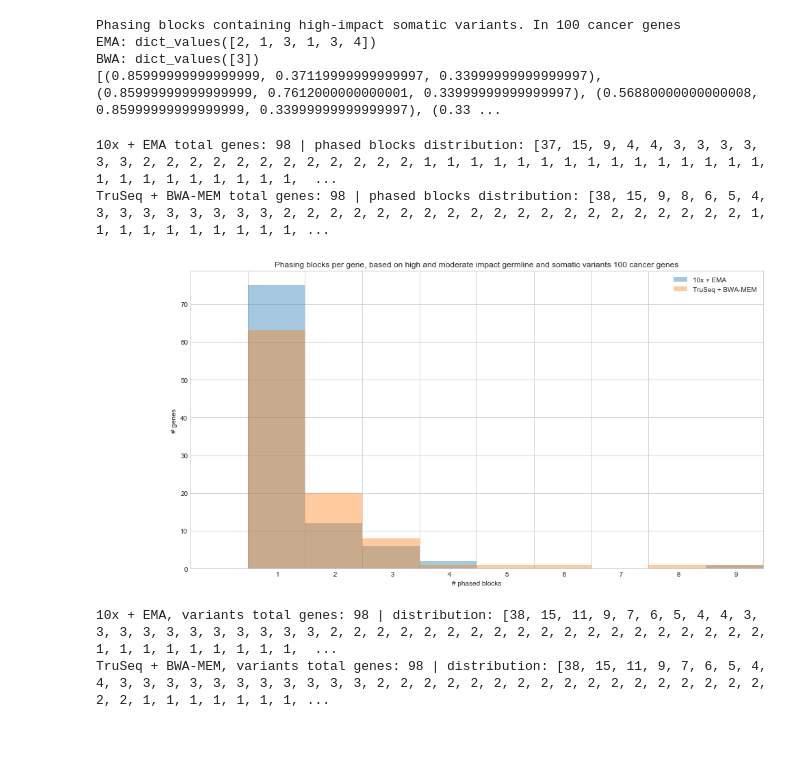
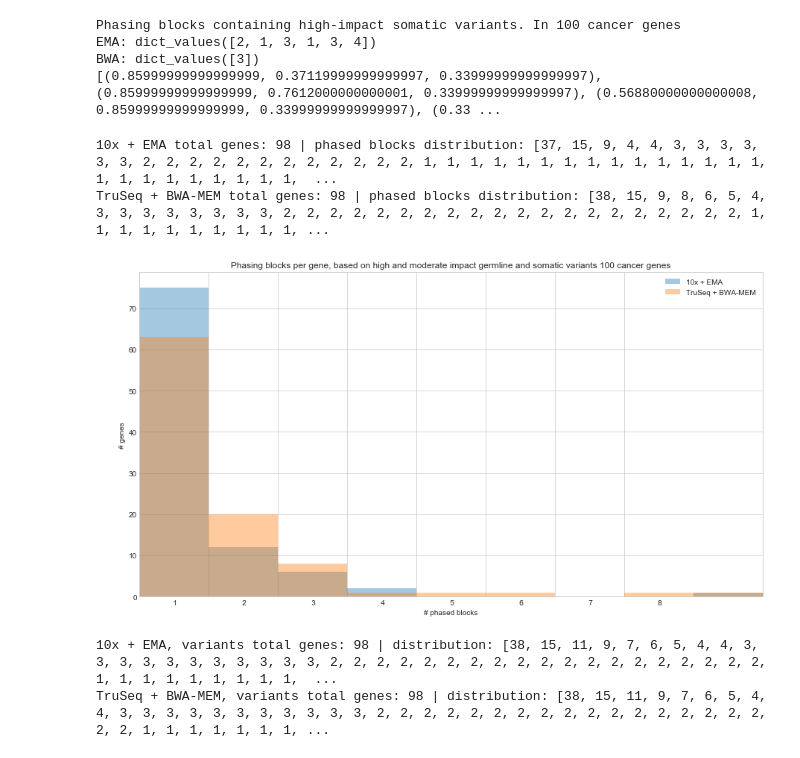
Before and after one commit to umccr/10x, a Jupyter notebook: phasing/Plot phase blocks.ipynb, the cells around one changed output. Saved outputs shown, nothing was run; the diff lists cells and outputs as text; code cells hidden in the pictures.

Commit message:
Phasing: 10 bins plot start from 1

```diff
--- a/phasing/Plot phase blocks.ipynb
+++ b/phasing/Plot phase blocks.ipynb
@@ -107,24 +107,24 @@ BWA: dict_values([3])
 # %%
 plt.figure(figsize=(15, 8))
 
 ticks_num = 0
 for ps_by_gene, l in [(ema_ps_by_gene, "10x + EMA"), (bwa_ps_by_gene, "TruSeq + BWA-MEM")]:
     x = sorted((len(ps) for ps in ps_by_gene.values()), reverse=True)
     ticks_num = max(ticks_num, x[0])
     print(l, 'total genes:', len(x), '| phased blocks distribution:', x, '| mean blocks per gene:', np.mean(x))
     ax = sns.distplot(x, label=l, kde=False, bins=x[0] - 1)
 
-plt.xticks(np.arange(-1, 9), [' '*93 + f'{x}' for x in range(10)])
-plt.xlim(0, 10)
+plt.xticks(np.arange(0, 9), [' '*35 + f'{x}' for x in range(10)])
+plt.xlim(1, 10)
 plt.xlabel('# phased blocks')
 plt.ylabel('# genes')
 plt.title('Phasing blocks per gene, based on high and moderate impact germline and somatic variants 100 cancer genes')
 plt.legend()
 pass
 # %% [output]
 10x + EMA total genes: 98 | phased blocks distribution: [37, 15, 9, 4, 4, 3, 3, 3, 3, 3, 3, 2, 2, 2, 2, 2, 2, 2, 2, 2, 2, 2, 2, 1, 1, 1, 1, 1, 1, 1, 1, 1, 1, 1, 1, 1, 1, 1, 1, 1, 1, 1, 1, 1, 1, 1, 1,  ...
 TruSeq + BWA-MEM total genes: 98 | phased blocks distribution: [38, 15, 9, 8, 6, 5, 4, 3, 3, 3, 3, 3, 3, 3, 3, 2, 2, 2, 2, 2, 2, 2, 2, 2, 2, 2, 2, 2, 2, 2, 2, 2, 2, 2, 2, 1, 1, 1, 1, 1, 1, 1, 1, 1, 1, ...
-[figure, old version]
+[figure, new version]
 # %%
 plt.figure(figsize=(15,8))
 
```
Also changed, not shown: 1 other file.
